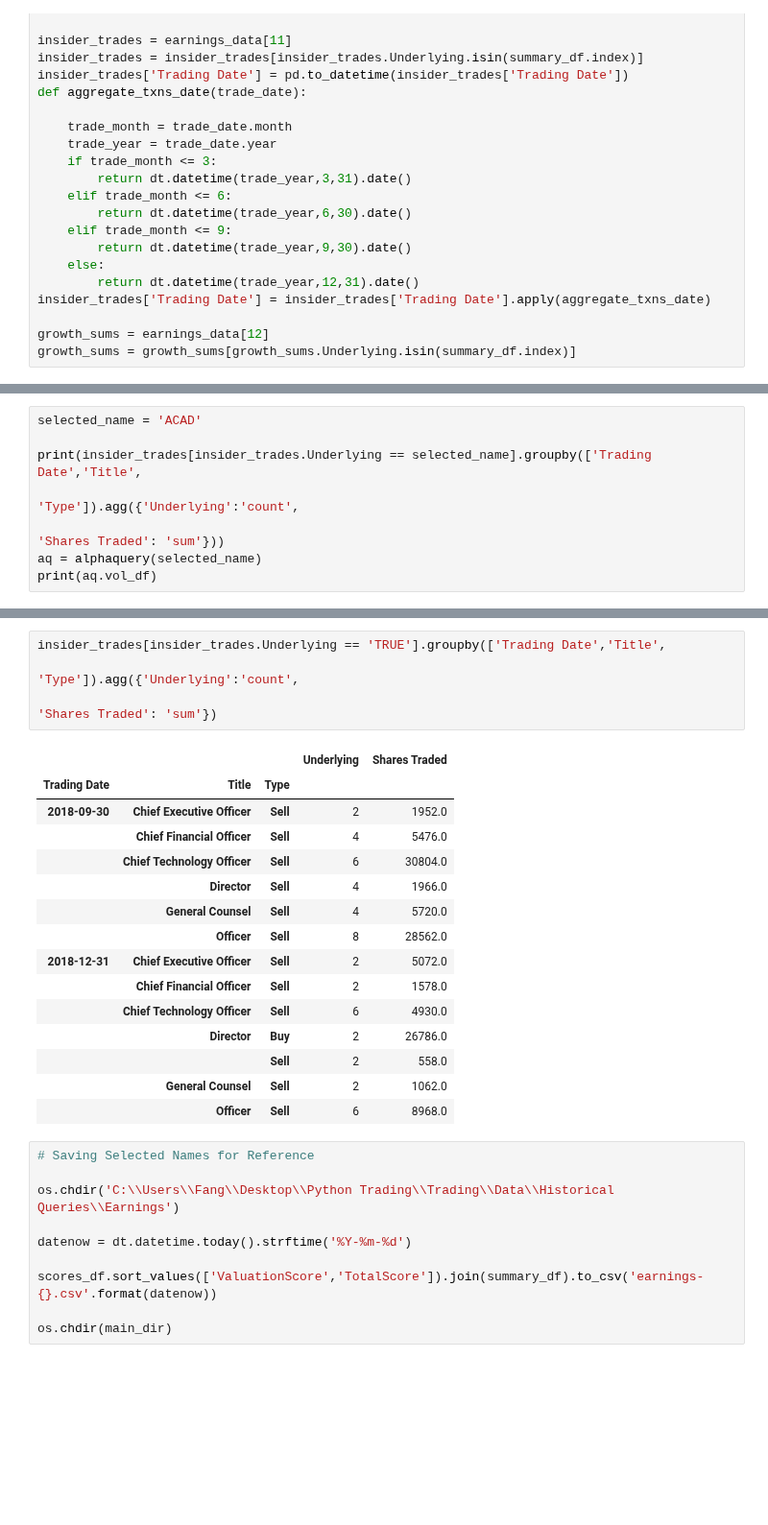
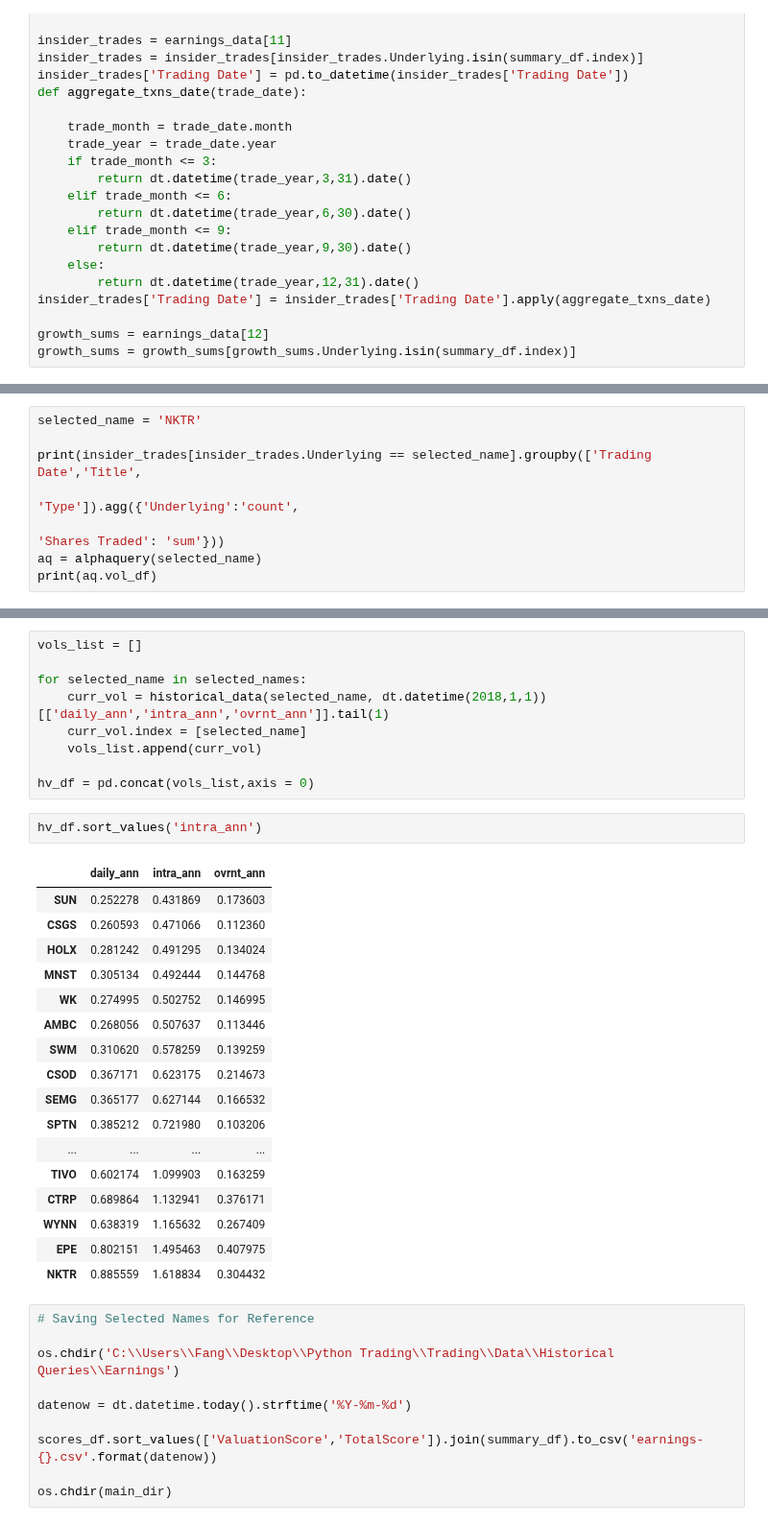
Before and after one commit to auto-d1dact/Trading, a Jupyter notebook: Notebooks/Daily Trading.ipynb, the cells around one changed output, grey strips where cells are left out. Shown at 96% size. Drawn from its saved outputs; the diff is of its cells as text; blank space fills up the shorter version.

```diff
--- a/Notebooks/Daily Trading.ipynb
+++ b/Notebooks/Daily Trading.ipynb
@@ -388,5 +414,5 @@ TRUE          Mean Rating       2.45       2.45       2.45     2.45
 # %%
-selected_name = 'ACAD'
+selected_name = 'NKTR'
 
 print(insider_trades[insider_trades.Underlying == selected_name].groupby(['Trading Date','Title',
                                                                           'Type']).agg({'Underlying':'count',
@@ -414,23 +440,32 @@ Option Breakeven Price                       ACAD
-# %%
-insider_trades[insider_trades.Underlying == 'TRUE'].groupby(['Trading Date','Title',
-                                                                          'Type']).agg({'Underlying':'count',
-                                                                                        'Shares Traded': 'sum'})
-# %% [output]
-|  |  |  | Underlying | Shares Traded |
-| Trading Date | Title | Type |  |  |
-| 2018-09-30 | Chief Executive Officer | Sell | 2 | 1952.0 |
-|  | Chief Financial Officer | Sell | 4 | 5476.0 |
-|  | Chief Technology Officer | Sell | 6 | 30804.0 |
-|  | Director | Sell | 4 | 1966.0 |
-|  | General Counsel | Sell | 4 | 5720.0 |
-|  | Officer | Sell | 8 | 28562.0 |
-| 2018-12-31 | Chief Executive Officer | Sell | 2 | 5072.0 |
-|  | Chief Financial Officer | Sell | 2 | 1578.0 |
-|  | Chief Technology Officer | Sell | 6 | 4930.0 |
-|  | Director | Buy | 2 | 26786.0 |
-|  |  | Sell | 2 | 558.0 |
-|  | General Counsel | Sell | 2 | 1062.0 |
-|  | Officer | Sell | 6 | 8968.0 |
+# %%
+vols_list = []
+
+for selected_name in selected_names:
+    curr_vol = historical_data(selected_name, dt.datetime(2018,1,1))[['daily_ann','intra_ann','ovrnt_ann']].tail(1)
+    curr_vol.index = [selected_name]
+    vols_list.append(curr_vol)
+
+hv_df = pd.concat(vols_list,axis = 0)
+# %%
+hv_df.sort_values('intra_ann')
+# %% [output]
+|  | daily_ann | intra_ann | ovrnt_ann |
+| SUN | 0.252278 | 0.431869 | 0.173603 |
+| CSGS | 0.260593 | 0.471066 | 0.112360 |
+| HOLX | 0.281242 | 0.491295 | 0.134024 |
+| MNST | 0.305134 | 0.492444 | 0.144768 |
+| WK | 0.274995 | 0.502752 | 0.146995 |
+| AMBC | 0.268056 | 0.507637 | 0.113446 |
+| SWM | 0.310620 | 0.578259 | 0.139259 |
+| CSOD | 0.367171 | 0.623175 | 0.214673 |
+| SEMG | 0.365177 | 0.627144 | 0.166532 |
+| SPTN | 0.385212 | 0.721980 | 0.103206 |
+| ... | ... | ... | ... |
+| TIVO | 0.602174 | 1.099903 | 0.163259 |
+| CTRP | 0.689864 | 1.132941 | 0.376171 |
+| WYNN | 0.638319 | 1.165632 | 0.267409 |
+| EPE | 0.802151 | 1.495463 | 0.407975 |
+| NKTR | 0.885559 | 1.618834 | 0.304432 |
 # %%
 # Saving Selected Names for Reference
 
```
Also changed, not shown: parts of 8 cells of this notebook, 1 other file.
